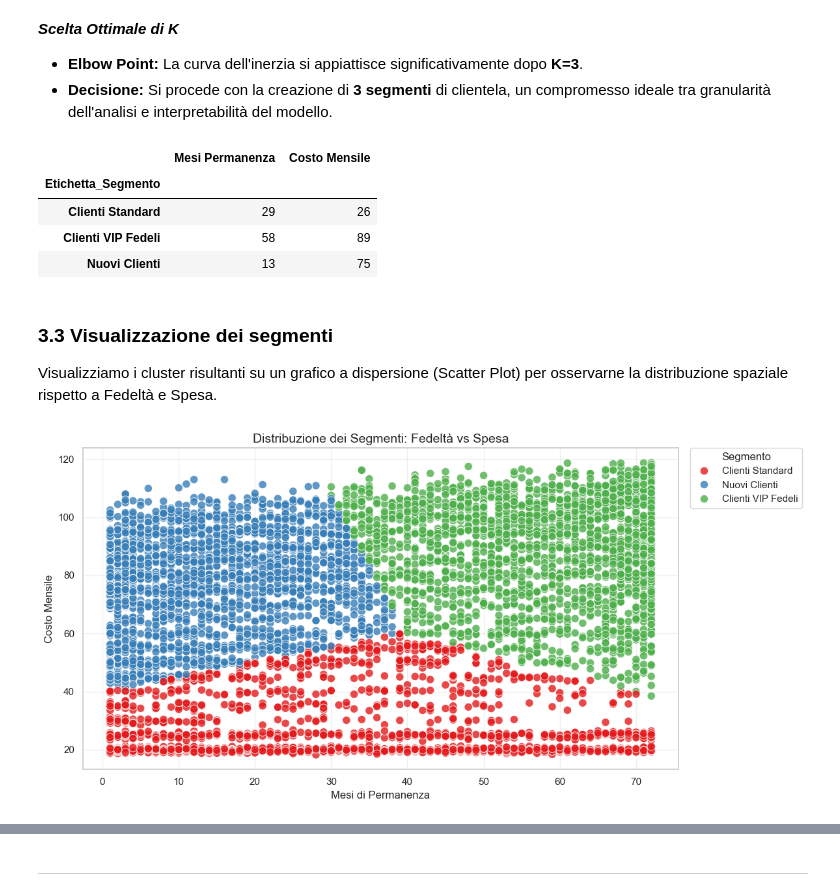
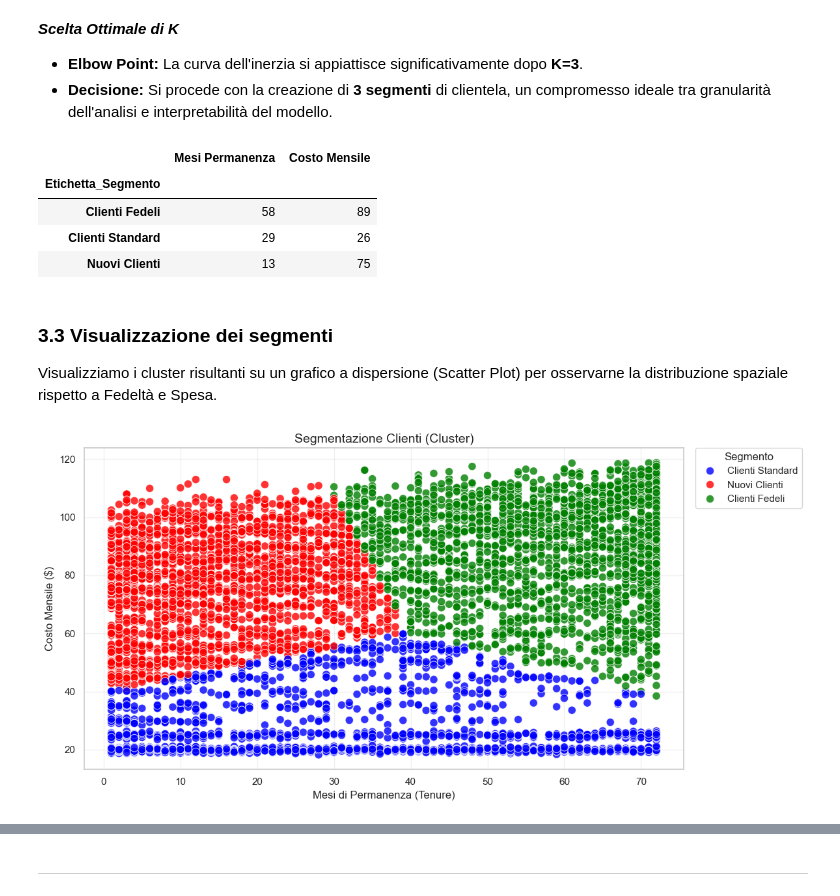
Before and after one commit to diegoandruccioli/telco-churn-analysis, a Jupyter notebook: notebooks/churn_analysis.ipynb, the cells around one changed output, grey strips where cells are left out. Saved outputs shown, nothing was run; the diff lists cells and outputs as text; code cells hidden in the pictures.

```diff
--- a/notebooks/churn_analysis.ipynb
+++ b/notebooks/churn_analysis.ipynb
@@ -292,7 +343,7 @@ def assegna_etichetta_cluster(row):
     if permanenza_cluster < media_permanenza_globale * 0.5:
         return 'Nuovi Clienti'
     elif spesa_cluster > media_spesa_globale and permanenza_cluster > media_permanenza_globale:
-        return 'Clienti VIP Fedeli'
+        return 'Clienti Fedeli'
     else:
         return 'Clienti Standard'
 
@@ -303,25 +354,38 @@ display(df.groupby('Etichetta_Segmento')[['tenure', 'MonthlyCharges']].mean().ro
 # %% [output]
 |  | Mesi Permanenza | Costo Mensile |
 | Etichetta_Segmento |  |  |
+| Clienti Fedeli | 58 | 89 |
 | Clienti Standard | 29 | 26 |
-| Clienti VIP Fedeli | 58 | 89 |
 | Nuovi Clienti | 13 | 75 |
 # %% [markdown]
 ### 3.3 Visualizzazione dei segmenti
 Visualizziamo i cluster risultanti su un grafico a dispersione (Scatter Plot) per osservarne la distribuzione spaziale rispetto a Fedeltà e Spesa.
 # %%
+# Mappa colori aggiornata: Nuovi=Rosso, Standard=Blu, VIP=Verde
+segment_colors = {
+    'Clienti Fedeli': 'green',
+    'Nuovi Clienti': 'red',
+    'Clienti Standard': 'blue'
+}
+
 plt.figure(figsize=(12, 6))
-sns.scatterplot(data=df, x='tenure', y='MonthlyCharges', hue='Etichetta_Segmento', palette='Set1', s=80, alpha=0.8)
+sns.scatterplot(
+    data=df,
+    x='tenure',
+    y='MonthlyCharges',
+    hue='Etichetta_Segmento',
+    palette=segment_colors,
+    s=80,
+    alpha=0.8
+)
 
-plt.title('Distribuzione dei Segmenti: Fedeltà vs Spesa', fontsize=14)
-plt.xlabel('Mesi di Permanenza')
-plt.ylabel('Costo Mensile')
+plt.title('Segmentazione Clienti (Cluster)', fontsize=14)
+plt.xlabel('Mesi di Permanenza (Tenure)')
+plt.ylabel('Costo Mensile ($)')
 plt.grid(True, alpha=0.3)
-
 plt.legend(title='Segmento', bbox_to_anchor=(1.02, 1), loc='upper left', borderaxespad=0)
-
 plt.tight_layout()
 plt.show()
 # %% [output]
-[figure, old version]
+[figure, new version]
 # %% [markdown]
```
Also changed, not shown: parts of 11 cells of this notebook.
